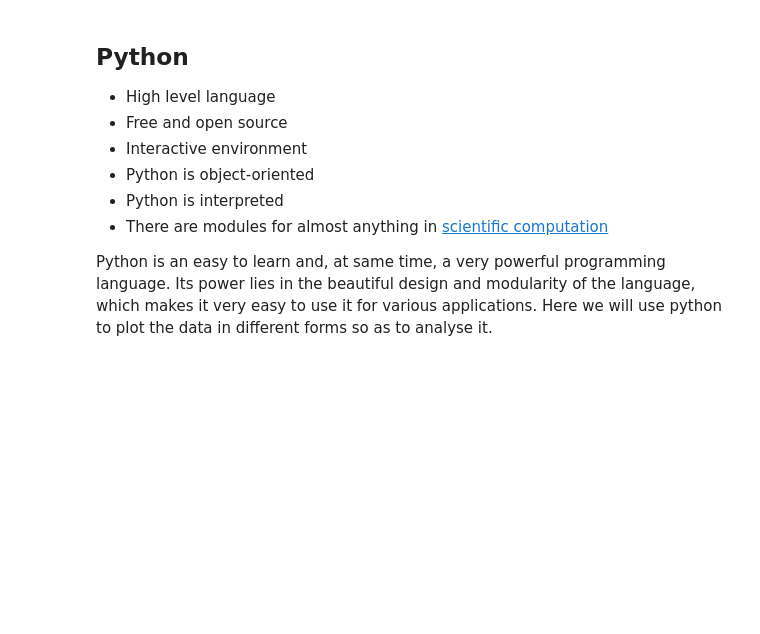
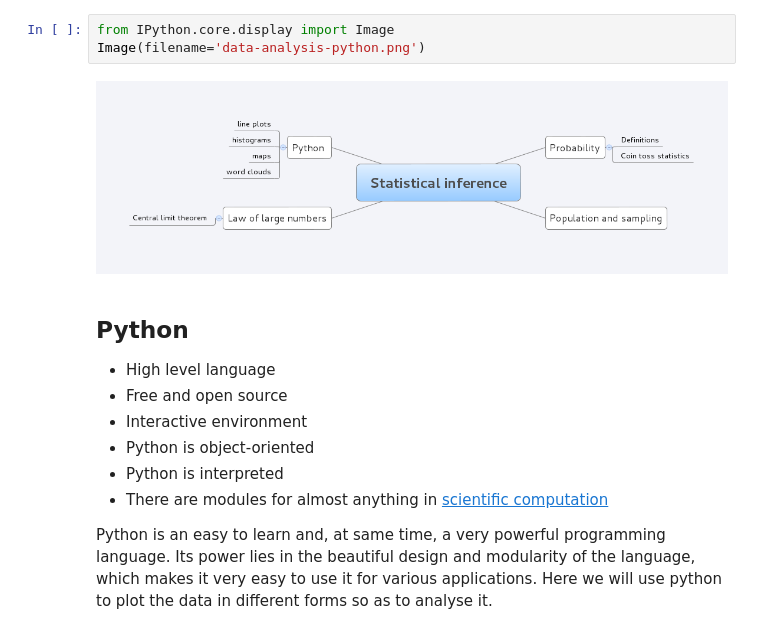
Before and after one commit to rajeshrinet/compPhy, a Jupyter notebook: codes/IPythonNotebooks/DataAnalysis.ipynb, the cells around one changed output. Drawn from its saved outputs; the diff is of its cells as text; blank space fills up the shorter version.

```diff
--- a/codes/IPythonNotebooks/DataAnalysis.ipynb
+++ b/codes/IPythonNotebooks/DataAnalysis.ipynb
@@ -6,3 +1,8 @@ HTML('<iframe src=http://www.xmind.net/embed/Sfkv?size=large width=800 height=48
+# %%
+from IPython.core.display import Image
+Image(filename='data-analysis-python.png')
+# %% [output]
+[figure, added]
 # %% [markdown]
 ## Python
 
```
Also changed, not shown: parts of 4 cells of this notebook, 8 other files.
